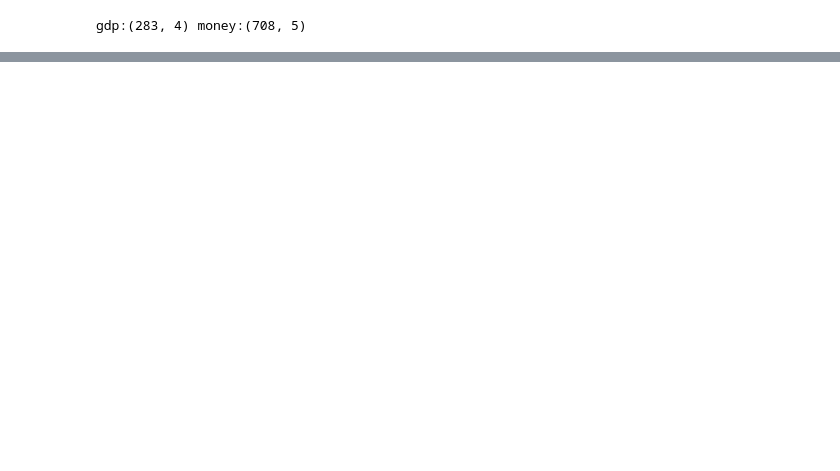
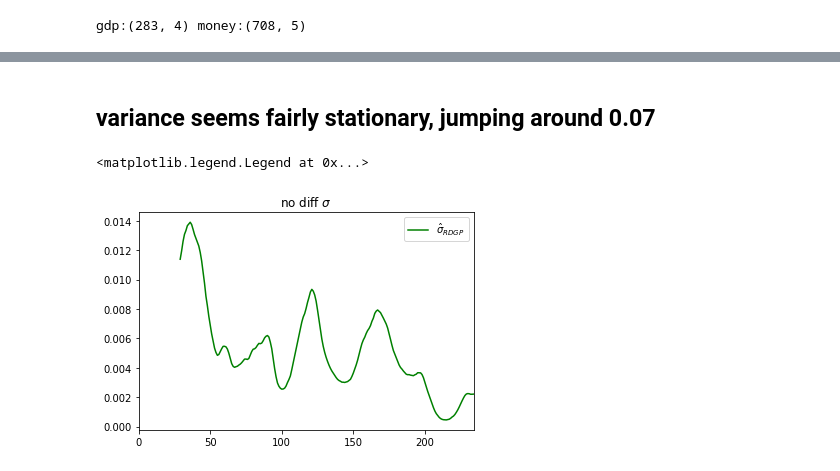
Before and after one commit to karasikHacker/econ571ps2, a Jupyter notebook: ps2.ipynb, the cells around one changed output, grey strips where cells are left out. Saved outputs shown, nothing was run; the diff lists cells and outputs as text; code cells hidden in the pictures; blank space fills up the shorter version.

```diff
--- a/ps2.ipynb
+++ b/ps2.ipynb
@@ -101,0 +109,9 @@ Critical Values:
+# %% [markdown]
+## variance seems fairly stationary, jumping around 0.07
+# %%
+ax = q_X.RGDP.rolling(30).var().plot(style='g', title=r'no diff $\sigma$')
+ax.legend([r'$\hat{\sigma}_{RDGP}$'])
+#ax.get_figure().savefig('figures/s_0diff.pdf')
+# %% [output]
+<matplotlib.legend.Legend at 0x...>
+[figure, added]
```
Also changed, not shown: parts of 14 cells of this notebook, 6 other files.
